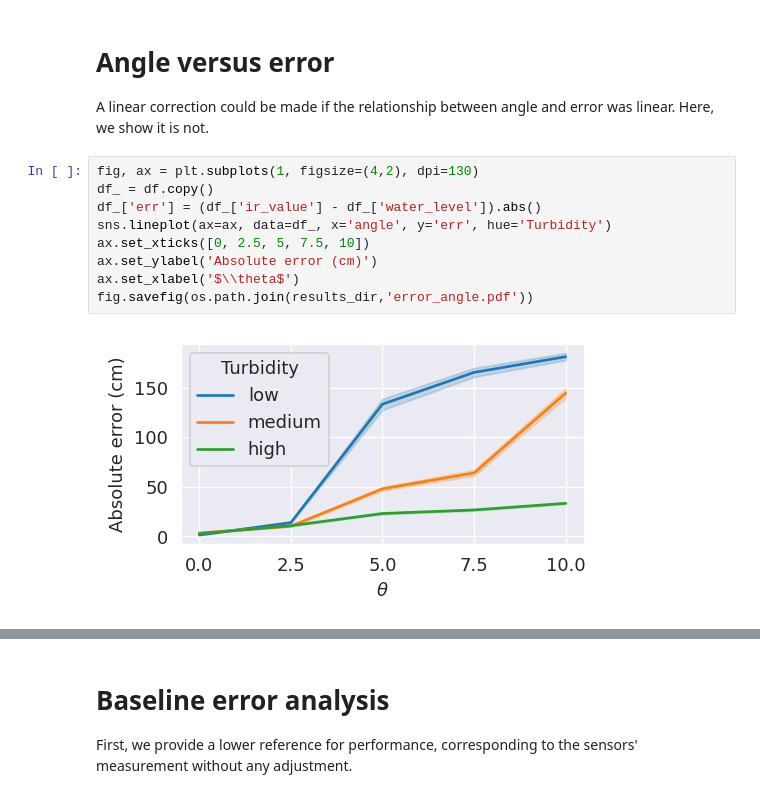
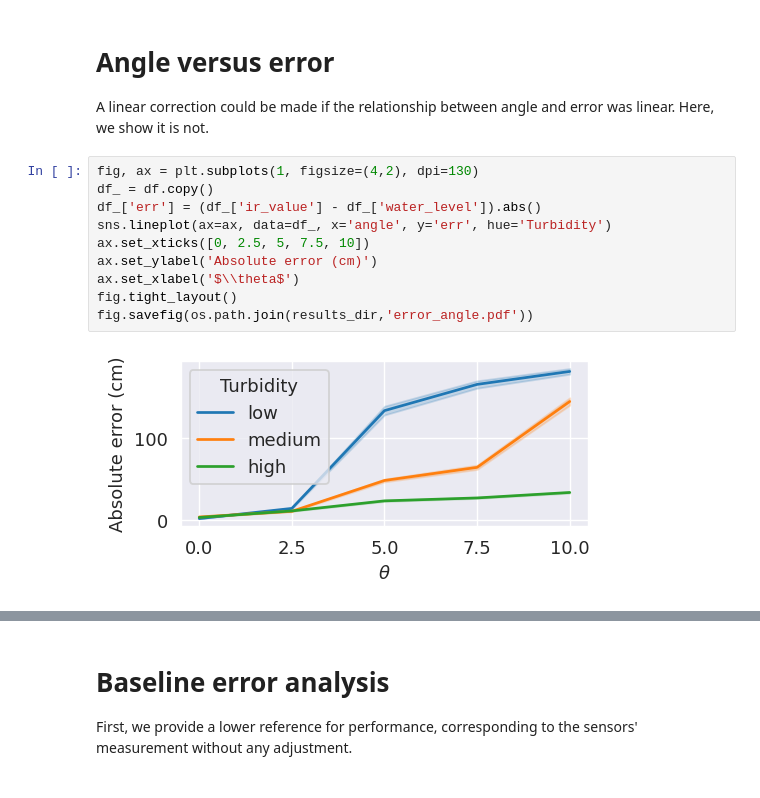
Before and after one commit to cmranieri/water-level-identification, a Jupyter notebook: ml_sensors.ipynb, the cells around one changed output, grey strips where cells are left out. Drawn from its saved outputs; the diff is of its cells as text.

```diff
--- a/ml_sensors.ipynb
+++ b/ml_sensors.ipynb
@@ -98,11 +98,12 @@ A linear correction could be made if the relationship between angle and error wa
 # %%
 fig, ax = plt.subplots(1, figsize=(4,2), dpi=130)
 df_ = df.copy()
 df_['err'] = (df_['ir_value'] - df_['water_level']).abs()
 sns.lineplot(ax=ax, data=df_, x='angle', y='err', hue='Turbidity')
 ax.set_xticks([0, 2.5, 5, 7.5, 10])
 ax.set_ylabel('Absolute error (cm)')
 ax.set_xlabel('$\\theta$')
+fig.tight_layout()
 fig.savefig(os.path.join(results_dir,'error_angle.pdf'))
 # %% [output]
-[figure, old version]
+[figure, new version]
```
Also changed, not shown: parts of 7 cells of this notebook, 10 other files.
